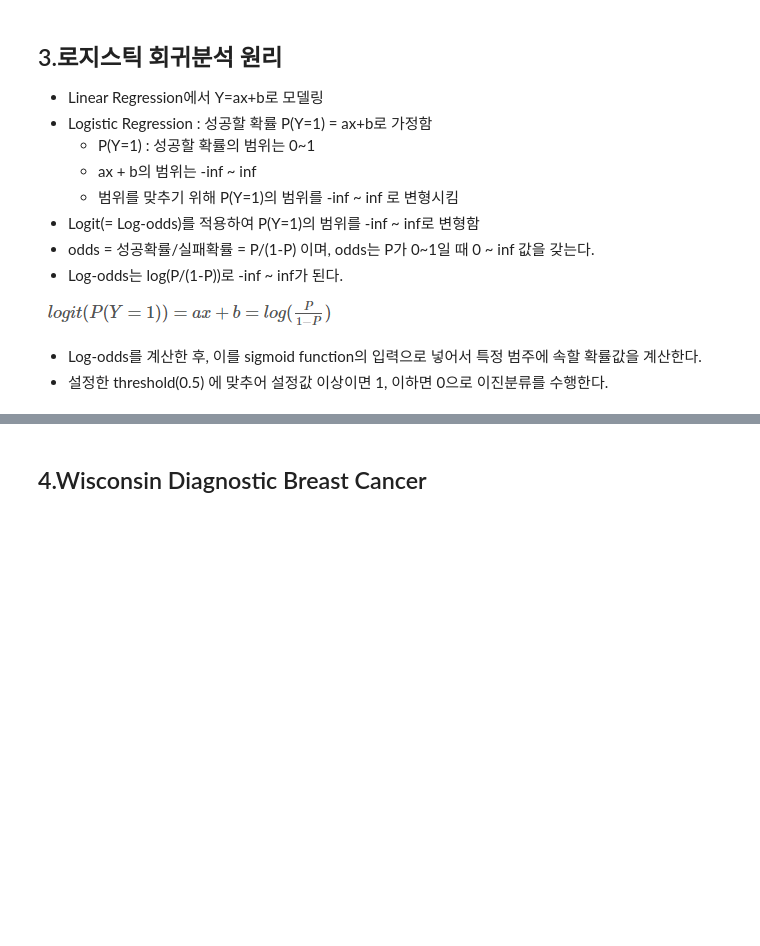
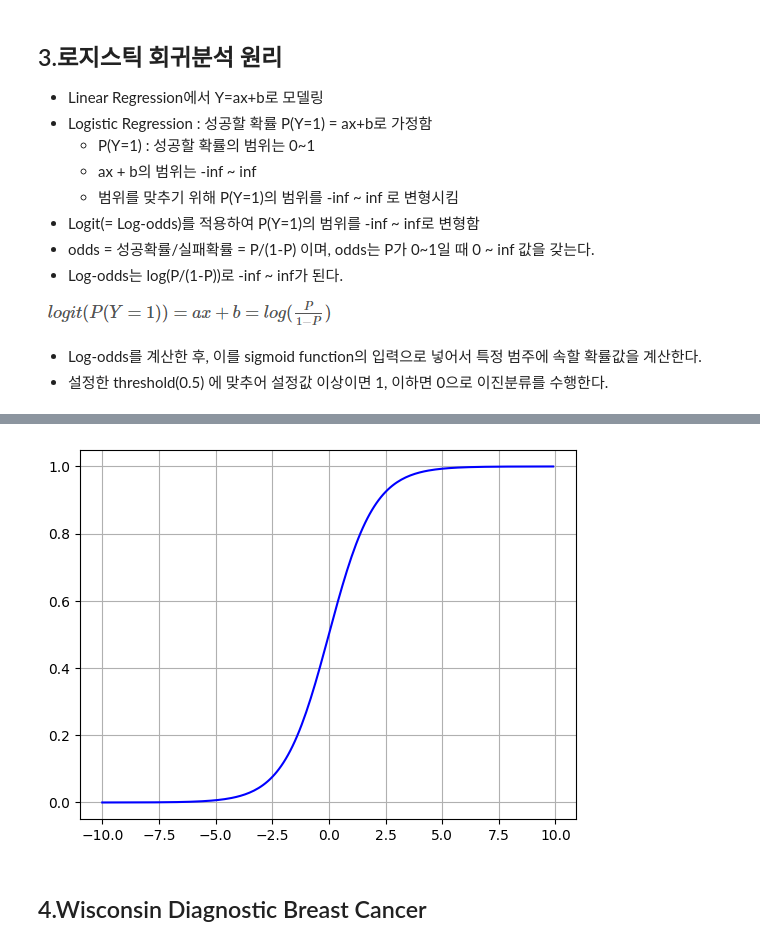
Before and after one commit to blacbakery/py_worksapce, a Jupyter notebook: 강의 노트/05_MachineLearning/p_Camp_ML_04_sklearn_LogisticRegression.ipynb, the cells around one changed output, grey strips where cells are left out. Drawn from its saved outputs; the diff is of its cells as text; code cells hidden in the pictures; blank space fills up the shorter version.

```diff
--- a/강의 노트/05_MachineLearning/p_Camp_ML_04_sklearn_LogisticRegression.ipynb
+++ b/강의 노트/05_MachineLearning/p_Camp_ML_04_sklearn_LogisticRegression.ipynb
@@ -82,3 +95,14 @@ print(odds, log_odds, prob, r)
+# %%
+X = np.arange(-10,10,0.1)
+Y=sigmoid(X)
+Y
+
+import matplotlib.pyplot as plt
+plt.plot(X,Y, 'b-')
+plt.grid(True)
+plt.show()
+# %% [output]
+[figure, added]
 # %% [markdown]
 ## 4.Wisconsin Diagnostic Breast Cancer
 # %%
```
Also changed, not shown: parts of 23 cells of this notebook, 4 other files.
